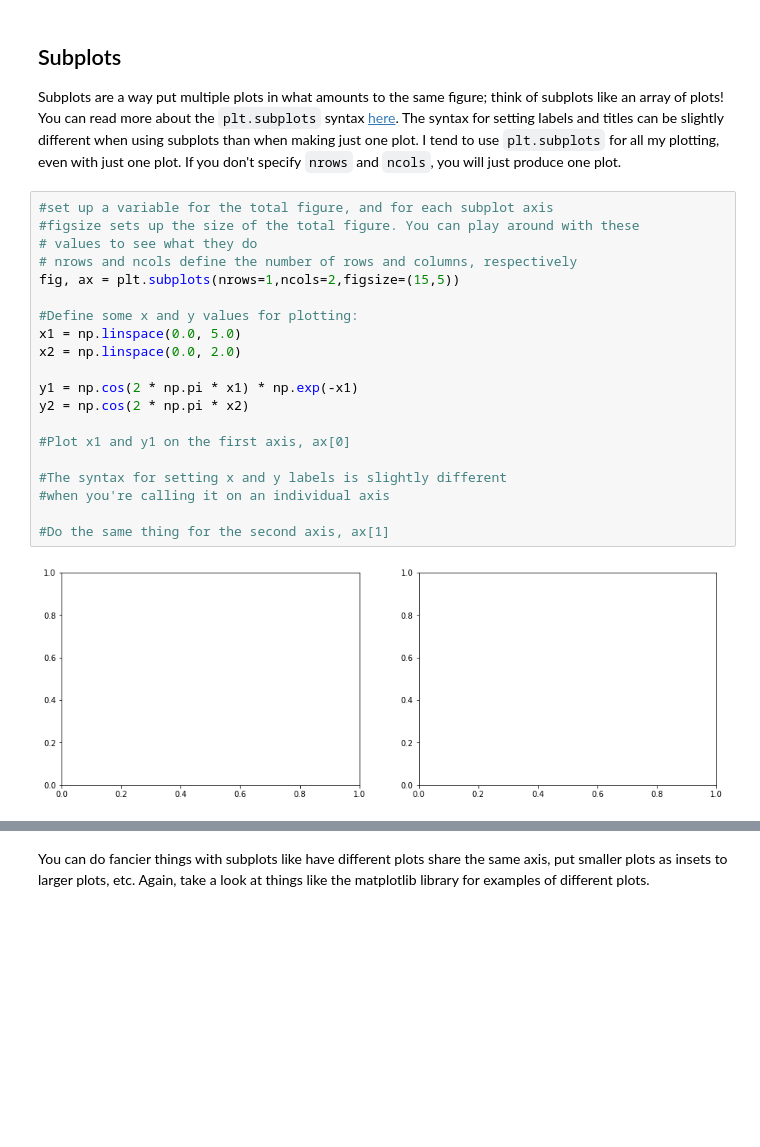
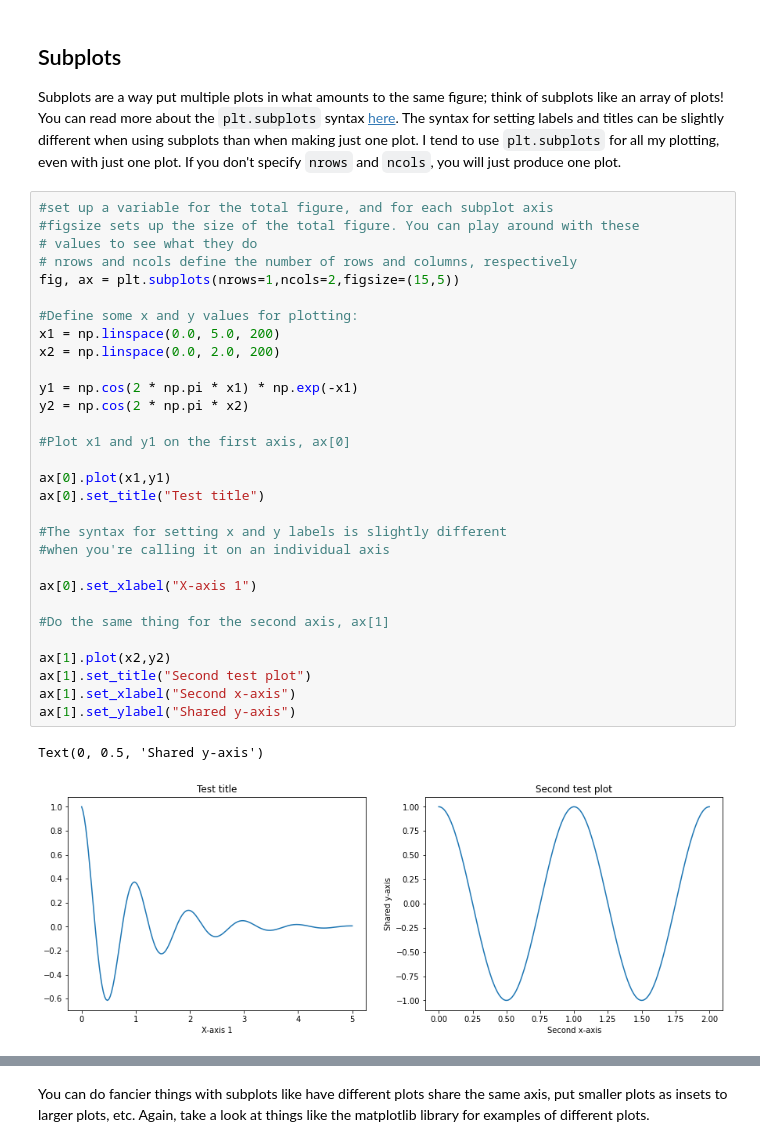
Before and after one commit to simonlowry1/Astro3190_Lowry, a Jupyter notebook: lessons/06-plotting_Lowry.ipynb, the cells around one changed output, grey strips where cells are left out. Cells and saved outputs as stored; diff of their text form; blank space fills up the shorter version.

```diff
--- a/lessons/06-plotting_Lowry.ipynb
+++ b/lessons/06-plotting_Lowry.ipynb
@@ -486,25 +486,36 @@ Subplots are a way put multiple plots in what amounts to the same figure; think
 # %%
 #set up a variable for the total figure, and for each subplot axis
 #figsize sets up the size of the total figure. You can play around with these
 # values to see what they do
 # nrows and ncols define the number of rows and columns, respectively
 fig, ax = plt.subplots(nrows=1,ncols=2,figsize=(15,5))
 
 #Define some x and y values for plotting:
-x1 = np.linspace(0.0, 5.0)
-x2 = np.linspace(0.0, 2.0)
+x1 = np.linspace(0.0, 5.0, 200)
+x2 = np.linspace(0.0, 2.0, 200)
 
 y1 = np.cos(2 * np.pi * x1) * np.exp(-x1)
 y2 = np.cos(2 * np.pi * x2)
 
 #Plot x1 and y1 on the first axis, ax[0]
 
+ax[0].plot(x1,y1)
+ax[0].set_title("Test title")
+
 #The syntax for setting x and y labels is slightly different
 #when you're calling it on an individual axis
 
+ax[0].set_xlabel("X-axis 1")
+
 #Do the same thing for the second axis, ax[1]
+
+ax[1].plot(x2,y2)
+ax[1].set_title("Second test plot")
+ax[1].set_xlabel("Second x-axis")
+ax[1].set_ylabel("Shared y-axis")
 # %% [output]
+Text(0, 0.5, 'Shared y-axis')
-[figure, old version]
+[figure, new version]
 # %%
 #Now create the same two plots, but instead of having them side by side, stack them on top of each other
 
```
Also changed, not shown: parts of 9 cells of this notebook, 3 other files.
